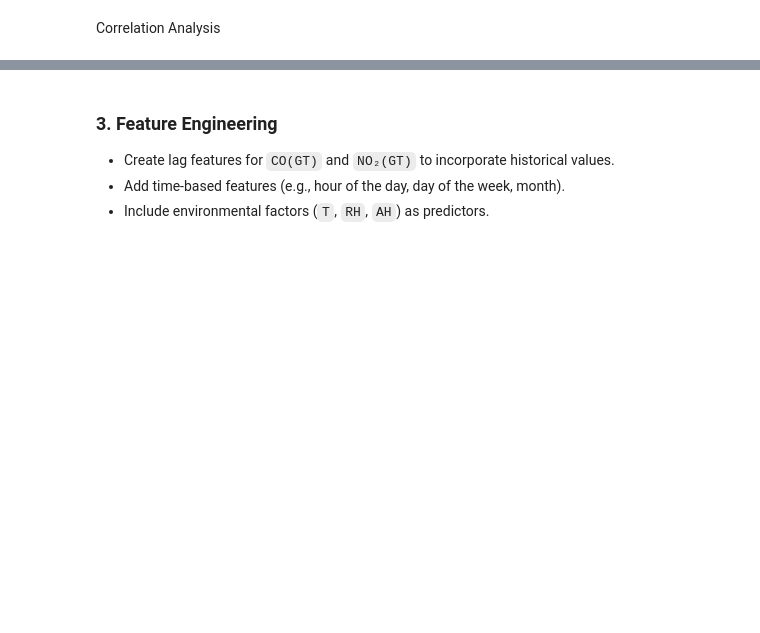
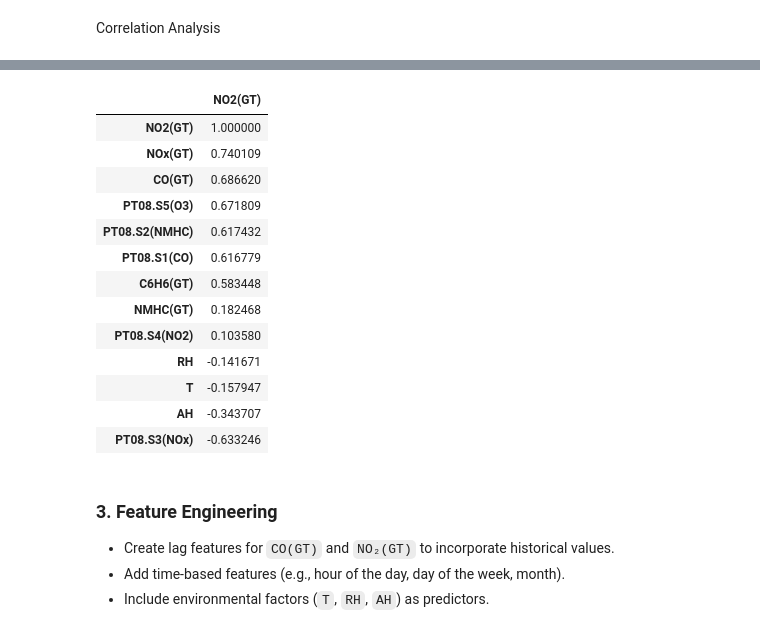
Before and after one commit to avimallik/co_and_no2_time_series_forecasting, a Jupyter notebook: co_and_no2_time_series_forecasting.ipynb, the cells around one changed output, grey strips where cells are left out. Saved outputs shown, nothing was run; the diff lists cells and outputs as text; code cells hidden in the pictures; blank space fills up the shorter version.

```diff
--- a/co_and_no2_time_series_forecasting.ipynb
+++ b/co_and_no2_time_series_forecasting.ipynb
@@ -333,3 +358,21 @@ Correlation Analysis
+# %%
+# correlation analysis with respect to NO2
+corr_analysis('NO2(GT)')
+# %% [output]
+|  | NO2(GT) |
+| NO2(GT) | 1.000000 |
+| NOx(GT) | 0.740109 |
+| CO(GT) | 0.686620 |
+| PT08.S5(O3) | 0.671809 |
+| PT08.S2(NMHC) | 0.617432 |
+| PT08.S1(CO) | 0.616779 |
+| C6H6(GT) | 0.583448 |
+| NMHC(GT) | 0.182468 |
+| PT08.S4(NO2) | 0.103580 |
+| RH | -0.141671 |
+| T | -0.157947 |
+| AH | -0.343707 |
+| PT08.S3(NOx) | -0.633246 |
 # %% [markdown]
 
 ### 3. Feature Engineering
```
Also changed, not shown: parts of 10 cells of this notebook, 2 other files.
